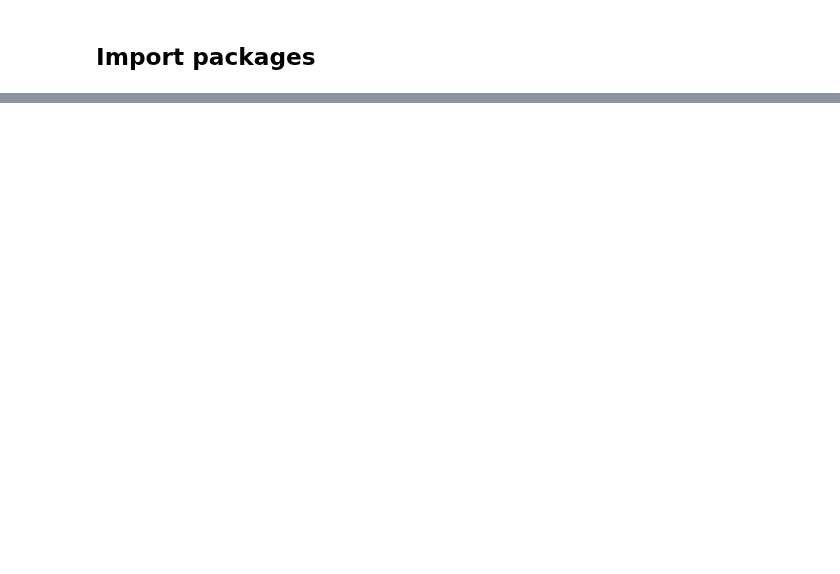
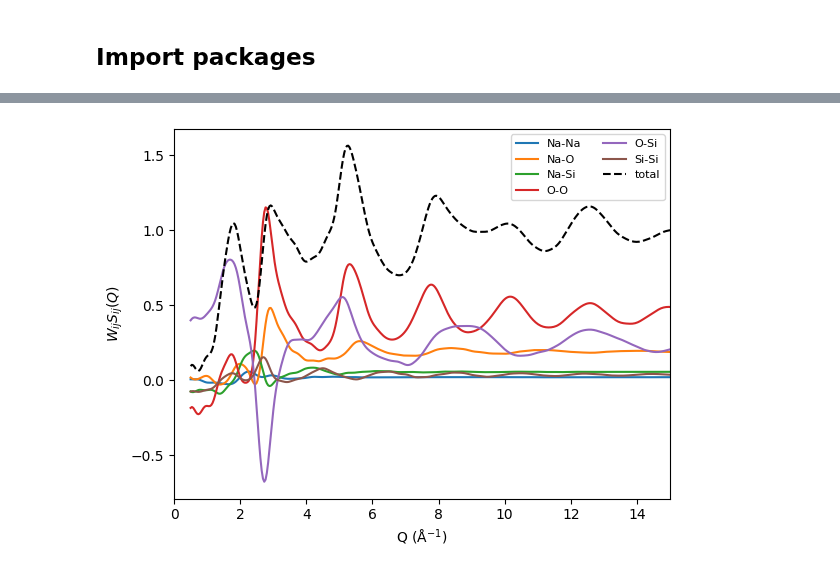
Before and after one commit to R-Chr/vitrum, a Jupyter notebook: examples/analysis/demo.ipynb, the cells around one changed output, grey strips where cells are left out. Cells and saved outputs as stored; diff of their text form; code cells hidden in the pictures; blank space fills up the shorter version.

```diff
--- a/examples/analysis/demo.ipynb
+++ b/examples/analysis/demo.ipynb
@@ -57,0 +68,13 @@ atoms = get_random_packed("LiFePO4", density=3, target_atoms=200, min_distance=1
+# %%
+weighted_partials = sc.get_weighted_partial_structure_factors(type="neutron")
+
+for label, w_sq in weighted_partials.items():
+    plt.plot(sc.qval, w_sq, label=label)
+plt.plot(sc.qval, sq_neutron, label="total", color="k", linestyle="--")
+plt.xlim(0, 15)
+plt.xlabel("Q (Å$^{-1}$)")
+plt.ylabel("$W_{ij}S_{ij}(Q)$")
+plt.legend(ncol=2, fontsize=8)
+plt.show()
+# %% [output]
+[figure, added]
```
Also changed, not shown: parts of 45 cells of this notebook, 4 other files.
